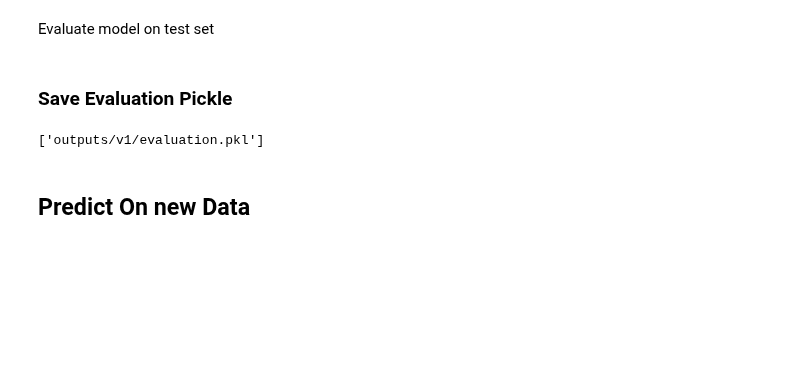
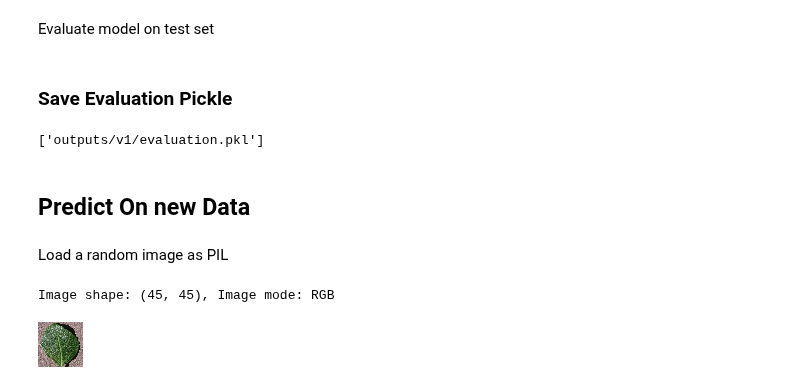
Before and after one commit to Seafzz/cherry, a Jupyter notebook: jupyter_notebooks/modelevaluation.ipynb, the cells around one changed output. Cells and saved outputs as stored; diff of their text form; code cells hidden in the pictures; blank space fills up the shorter version.

Commit message:
Load a random picture from the test folder

```diff
--- a/jupyter_notebooks/modelevaluation.ipynb
+++ b/jupyter_notebooks/modelevaluation.ipynb
@@ -415,3 +415,24 @@ joblib.dump(value=evaluation ,
 ['outputs/v1/evaluation.pkl']
 # %% [markdown]
 ## Predict On new Data
+# %% [markdown]
+Load a random image as PIL
+# %%
+from tensorflow.keras.preprocessing import image
+
+
+pointer = 84 # Set the pointer on a random image from the test folder
+label = labels[0]  # select 'Healthy' or 'Mildewy powdery"
+
+# Load the image
+image_path = os.path.join(test_path, label, os.listdir(os.path.join(test_path, label))[pointer])
+pil_image = image.load_img(image_path, target_size=image_shape, color_mode='rgb')
+
+# Print image details
+print(f'Image shape: {pil_image.size}, Image mode: {pil_image.mode}')
+
+# Display the image
+pil_image
+# %% [output]
+Image shape: (45, 45), Image mode: RGB
+[figure, added]
```
